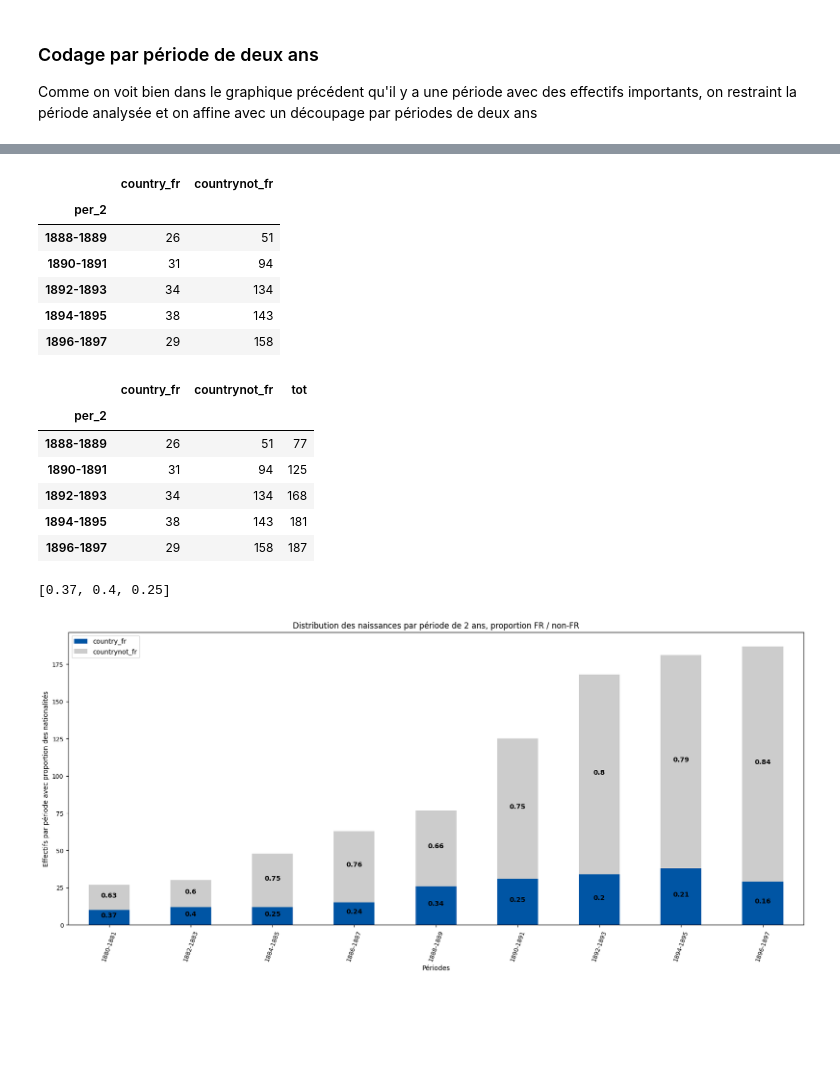
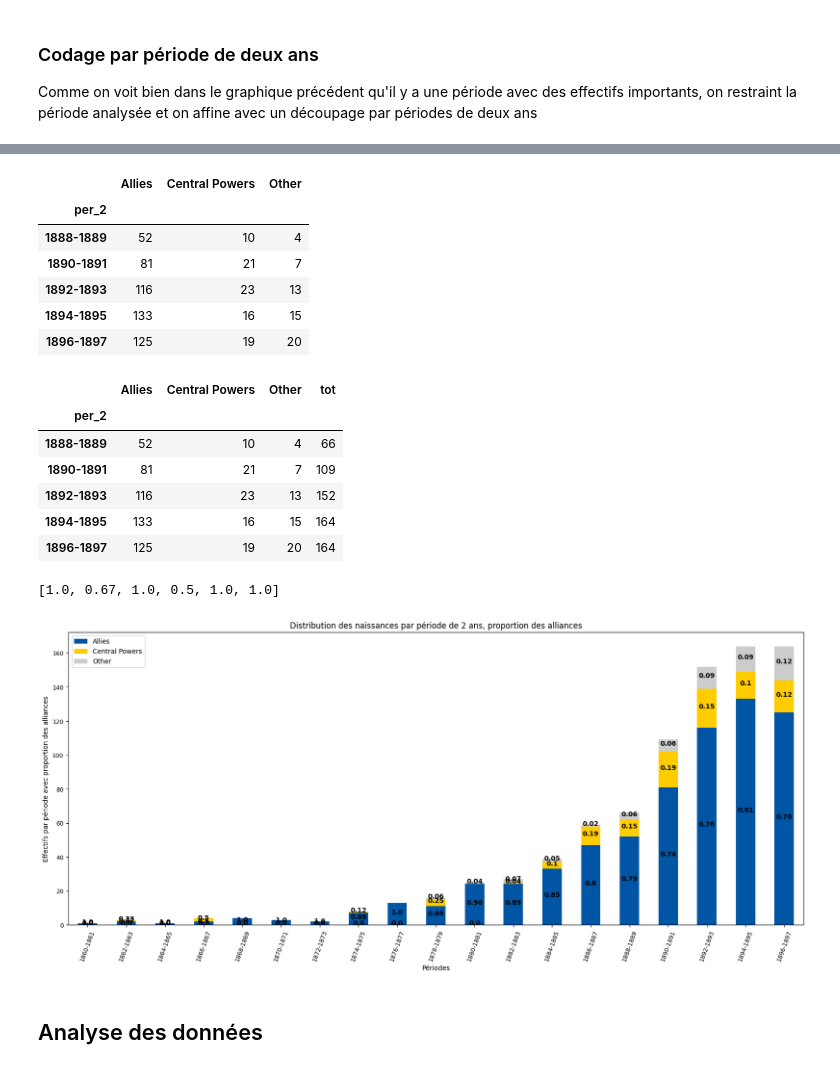
Before and after one commit to samohTDNM/Les-as-de-la-Grande-Guerre-, a Jupyter notebook: notebooks jupyter/asWW1_wdt_distribution_naissances_triplestore.ipynb, the cells around one changed output, grey strips where cells are left out. Saved outputs shown, nothing was run; the diff lists cells and outputs as text; code cells hidden in the pictures; blank space fills up the shorter version.

```diff
--- a/notebooks jupyter/asWW1_wdt_distribution_naissances_triplestore.ipynb
+++ b/notebooks jupyter/asWW1_wdt_distribution_naissances_triplestore.ipynb
@@ -381,6 +436,6 @@ plt.show()
 Comme on voit bien dans le graphique précédent qu'il y a une période avec des effectifs importants,
 on restraint la période analysée et on affine avec un découpage par périodes de deux ans
 # %%
-l_2 = list(range(1880, 1900, 2))
+l_2 = list(range(1860, 1900, 2))
 print(l_2[:5],l_2[-5:])
 # %% [output]
@@ -432,78 +514,84 @@ countrynot_fr_2.tail()
 # %%
-merged_2 = pd.merge(country_fr_2, countrynot_fr_2, left_index=True, right_index=True)
+merged_2 = pd.concat([allies_2, central_2, other_2], axis=1).fillna(0)
+
 merged_2.tail()
 # %% [output]
-|  | country_fr | countrynot_fr |
-| per_2 |  |  |
-| 1888-1889 | 26 | 51 |
-| 1890-1891 | 31 | 94 |
-| 1892-1893 | 34 | 134 |
-| 1894-1895 | 38 | 143 |
-| 1896-1897 | 29 | 158 |
+|  | Allies | Central Powers | Other |
+| per_2 |  |  |  |
+| 1888-1889 | 52 | 10 | 4 |
+| 1890-1891 | 81 | 21 | 7 |
+| 1892-1893 | 116 | 23 | 13 |
+| 1894-1895 | 133 | 16 | 15 |
+| 1896-1897 | 125 | 19 | 20 |
 # %%
 ### On transforme le type de valeur de l'index
 # et on ajoute une colonne avec le total
 merged_2.index = merged_2.index.map(str)
-merged_2['tot']=merged_2['country_fr']+merged_2['countrynot_fr']
+
+merged_2['tot'] = merged_2['Allies'] + merged_2['Central Powers'] + merged_2['Other']
 merged_2.tail()
 # %% [output]
-|  | country_fr | countrynot_fr | tot |
-| per_2 |  |  |  |
-| 1888-1889 | 26 | 51 | 77 |
-| 1890-1891 | 31 | 94 | 125 |
-| 1892-1893 | 34 | 134 | 168 |
-| 1894-1895 | 38 | 143 | 181 |
-| 1896-1897 | 29 | 158 | 187 |
+|  | Allies | Central Powers | Other | tot |
+| per_2 |  |  |  |  |
+| 1888-1889 | 52 | 10 | 4 | 66 |
+| 1890-1891 | 81 | 21 | 7 | 109 |
+| 1892-1893 | 116 | 23 | 13 | 152 |
+| 1894-1895 | 133 | 16 | 15 | 164 |
+| 1896-1897 | 125 | 19 | 20 | 164 |
 # %%
 ### On prépare les valeurs pour l'affichage des fréquences (proportion par rapport au total)
 
-# liste qui contient toutes les valeurs à la suite
-fr_notfr = merged_2.country_fr.to_list() + merged_2.countrynot_fr.to_list()
+# on regroupe les valeurs
+alliances_flat = (
+    merged_2['Allies'].tolist() +
+    merged_2['Central Powers'].tolist() +
+    merged_2['Other'].tolist()
+)
 
-# liste d'égale longueur que la précédente qui contient
-# les valeurs de l'index, i.e. les périodes
-tot = merged_2.tot.to_list() * 2
+totals = merged_2['tot'].tolist() * 3
 
-# liste qui contient les valeurs des fréquences
-lp = [round(v / t, 2) for v, t in zip(fr_notfr, tot)]
 
-lp[:3]
+lp = [round(v / t, 2) if t > 0 else 0 for v, t in zip(alliances_flat, totals)]
+
+
+print(lp[:6])
 # %% [output]
-[0.37, 0.4, 0.25]
+[1.0, 0.67, 1.0, 0.5, 1.0, 1.0]
 # %%
-### Graphique avec la distribution par période et pays (FR, non-FR)
-# On n'affiche que les pays 'FR' et 'non-FR', donc à 2 modalités
+### Graphique avec la distribution (proportion) par période de deux ans et pays
 
 ax = merged_2.plot.bar(
     stacked=True,
-    y=['country_fr', 'countrynot_fr'],
+    y=['Allies', 'Central Powers', 'Other'],
     rot=70,
     fontsize=9,
     figsize=(20, 8),
-    color=['#0055A4', '#CCCCCC']
+    color=['#0055A4', '#FFCC00', '#CCCCCC']
 )
 
-## Ajout des étiquettes de proportions sur les barres
 for bar, v in zip(ax.patches, lp):
     ax.text(
         bar.get_x() + bar.get_width() / 2,
-        bar.get_height() / 2 + bar.get_y(),
+        bar.get_y() + bar.get_height() / 2,
         v,
         ha='center',
         color='black',
         weight='bold',
         size=10
     )
 
-plt.ylabel('Effectifs par période avec proportion des nationalités')
+plt.ylabel('Effectifs par période avec proportion des alliances')
 plt.xlabel('Périodes')
-plt.title('Distribution des naissances par période de 2 ans, proportion FR / non-FR')
+plt.title("Distribution des naissances par période de 2 ans, proportion des alliances")
+
 
 ## On peut enregistrer l'image dans un fichier (noter le dossier créé préalablement)
 # qu'on pourra ensuite introduire dans un travail et commenter
 
 # Doc.: https://matplotlib.org/stable/api/_as_gen/matplotlib.pyplot.savefig.html
 plt.savefig('naissances_distribution_2ans_pays.jpg', bbox_inches='tight', pad_inches=0.2)
 plt.show()
 # %% [output]
-[figure, old version]
+[figure, new version]
+# %% [markdown]
+## Analyse des données
```
Also changed, not shown: parts of 41 cells of this notebook, 22 other files.
